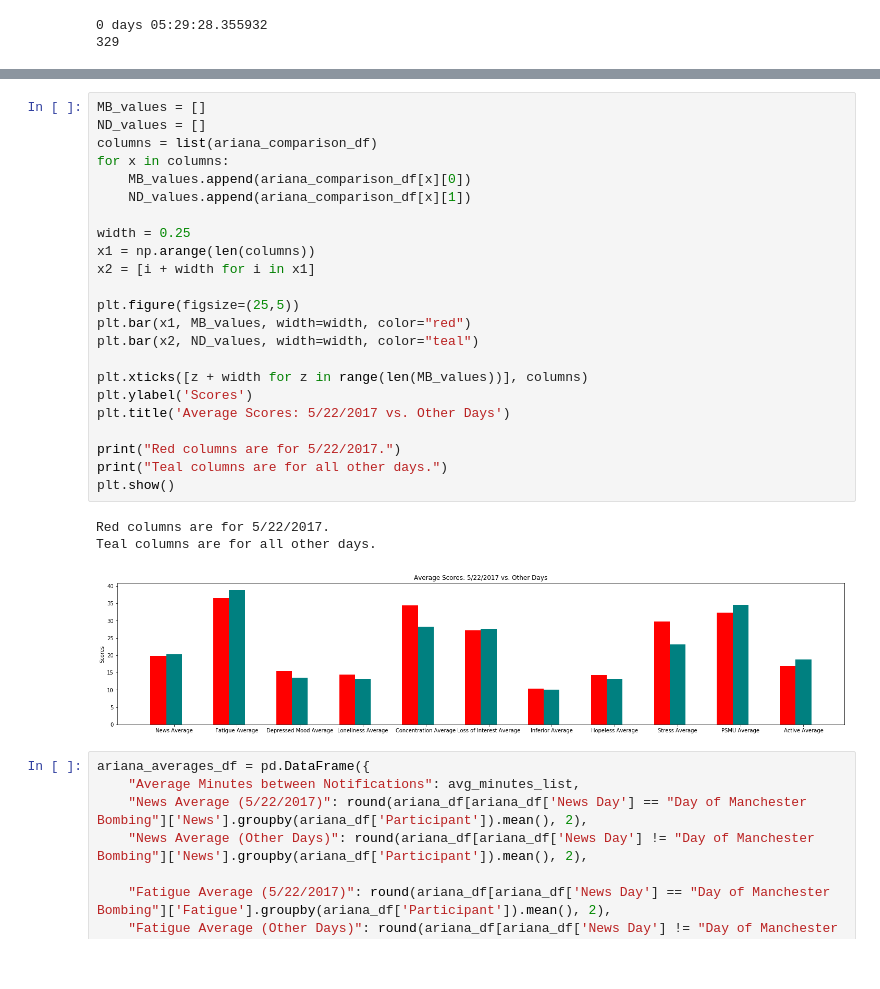
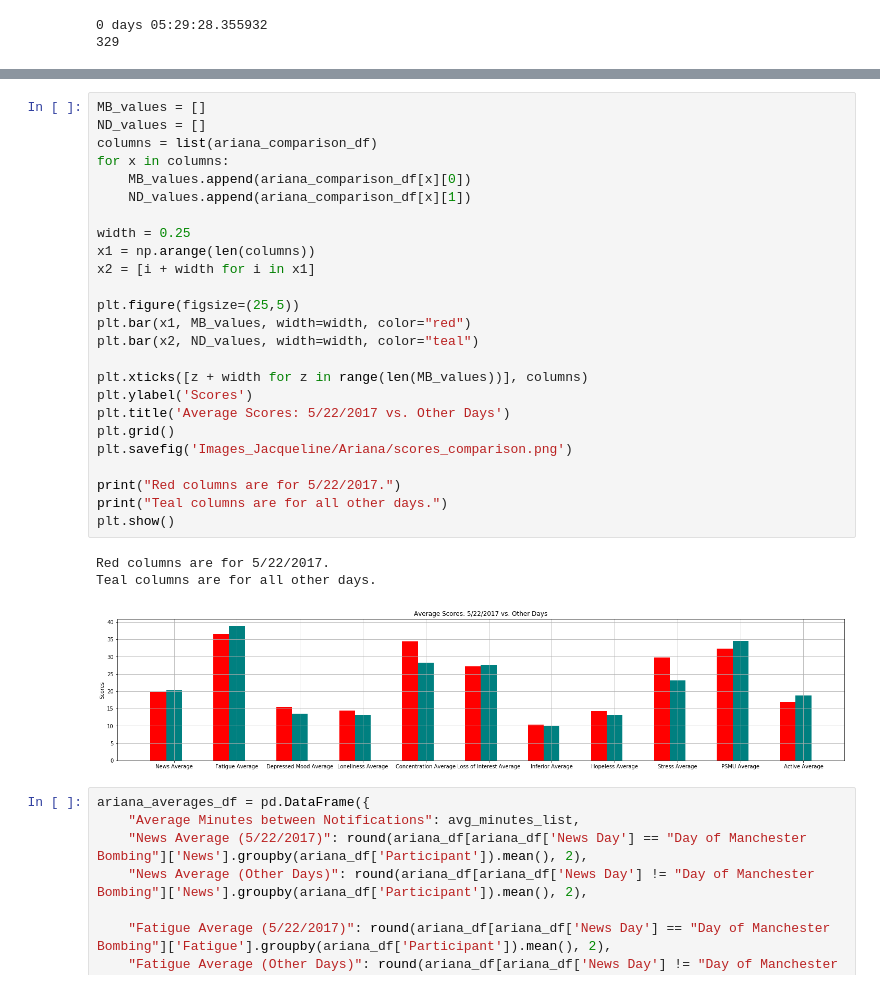
Before and after one commit to hialstkd/Social_Media_And_Happiness, a Jupyter notebook: ariana_grande.ipynb, the cells around one changed output, grey strips where cells are left out. Drawn from its saved outputs; the diff is of its cells as text.

Commit message:
They now save the charts as images.

```diff
--- a/ariana_grande.ipynb
+++ b/ariana_grande.ipynb
@@ -171,30 +171,32 @@ ariana_sd_comparison_df
 # %%
 MB_values = []
 ND_values = []
 columns = list(ariana_comparison_df)
 for x in columns:
     MB_values.append(ariana_comparison_df[x][0])
     ND_values.append(ariana_comparison_df[x][1])
 
 width = 0.25
 x1 = np.arange(len(columns))
 x2 = [i + width for i in x1]
 
 plt.figure(figsize=(25,5))
 plt.bar(x1, MB_values, width=width, color="red")
 plt.bar(x2, ND_values, width=width, color="teal")
 
 plt.xticks([z + width for z in range(len(MB_values))], columns)
 plt.ylabel('Scores')
 plt.title('Average Scores: 5/22/2017 vs. Other Days')
+plt.grid()
+plt.savefig('Images_Jacqueline/Ariana/scores_comparison.png')
 
 print("Red columns are for 5/22/2017.")
 print("Teal columns are for all other days.")
 plt.show()
 # %% [output]
 Red columns are for 5/22/2017.
 Teal columns are for all other days.
-[figure, old version]
+[figure, new version]
 # %%
 ariana_averages_df = pd.DataFrame({
     "Average Minutes between Notifications": avg_minutes_list,
```
Also changed, not shown: parts of 3 cells of this notebook, 1 other file.
